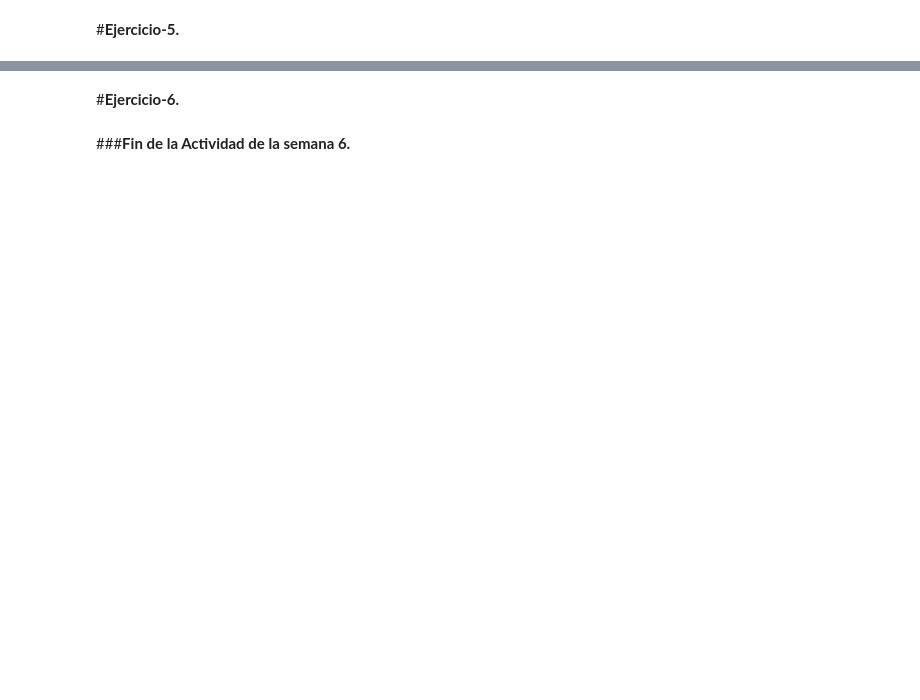
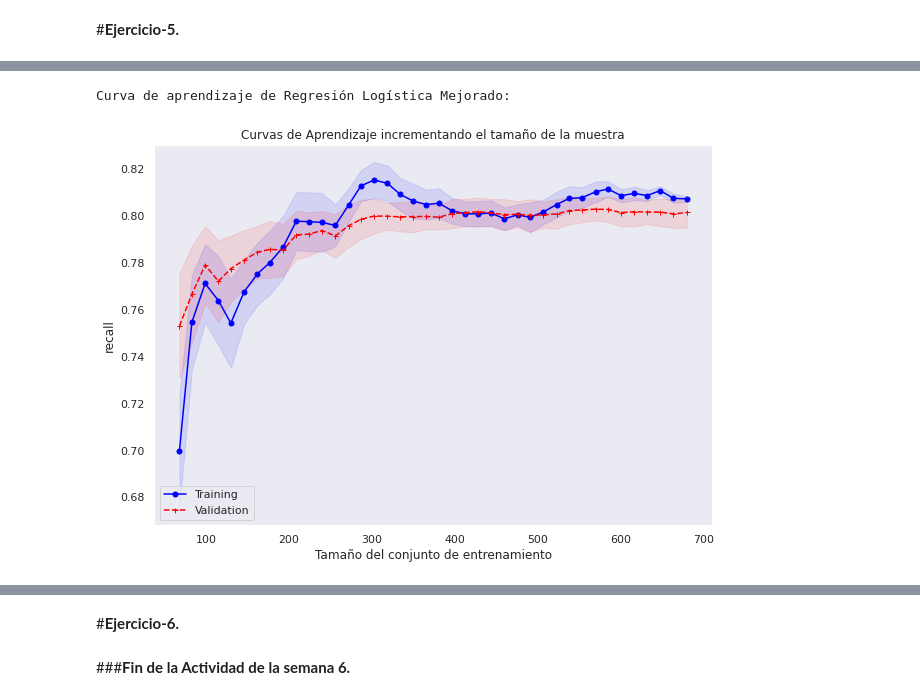
Before and after one commit to PosgradoMNA/IAAEquipo59, a Jupyter notebook: MNA_IAyAA_semana_6_Actividad_rev5.ipynb, the cells around one changed output, grey strips where cells are left out. Cells and saved outputs as stored; diff of their text form; code cells hidden in the pictures; blank space fills up the shorter version.

```diff
--- a/MNA_IAyAA_semana_6_Actividad_rev5.ipynb
+++ b/MNA_IAyAA_semana_6_Actividad_rev5.ipynb
@@ -614,11 +614,11 @@ from sklearn.model_selection import GridSearchCV
 # %%
 #Búsqueda de hiperparámetros, enfocados en f1-score
 
-modeloHP = LogisticRegression(max_iter=10000, random_state=0)
+modeloHP = LogisticRegression(max_iter=15000, random_state=0)
 
 pipeline = Pipeline(steps=[('cT',columnasTransformer),('m',modeloHP)])
 
-dicc_grid = {'C':[0.0001,0.01,0.1,1.0,10.,100.],
+dicc_grid = {'C':[0.1,1.0,10.,100.],
              'solver':['newton-cg','lbfgs','liblinear'],
              'class_weight':[None,'balanced'],
              'penalty':['l2']
@@ -645,0 +676,22 @@ Métrica utilizada: make_scorer(mi_fscore)
+# %%
+def grid_search(model, X, y, cv, dicc_grid, scoring):
+
+    grid_pipe = Pipeline(steps = [
+        ('Cr', columnasTransformer),
+        ('model', model)
+        ])
+
+    #Se crea el Grid
+    grid = GridSearchCV(
+        estimator= grid_pipe, cv=cv,
+        param_grid=dicc_grid, scoring=scoring)
+
+
+    grid.fit(X, y.values.ravel())
+
+
+    print('Mejor valor de exactitud obtenido con la mejor combinación:', grid.best_score_)
+    print('Mejor combinación de valores encontrados de los hiperparámetros:', grid.best_params_)
+    print('Métrica utilizada:', grid.scoring)
+
+    return grid
@@ -645,0 +743,12 @@ Métrica utilizada: make_scorer(mi_fscore)
+# %%
+#Búsqueda de hiperparámetros para Logistic Regression: C, solver, class_weight y penalty
+##Uso de métrica f1-score
+Kfold = RepeatedStratifiedKFold(n_splits=5, n_repeats=3,random_state=0)
+
+dicc_grid = {'model__C':[70., 100., 2.], #Valores random de C
+             'model__solver':['newton-cg','lbfgs','liblinear','sag','saga'],
+             'model__class_weight':[None,'balanced'],
+             'model__penalty':['l1','l2','elasticnet', None]
+             }
+# 5.A Gridsearch con regresión logística y scorer de f1score
+LR_grid = grid_search(modelos[0], Xtrain, Ytrain, Kfold, dicc_grid, make_scorer(mi_fscore))
@@ -645,0 +799,10 @@ Métrica utilizada: make_scorer(mi_fscore)
+# %%
+print('Curva de aprendizaje de Regresión Logística Mejorado:')
+mi_GridPlot (LogisticRegression(penalty='l1',
+                            max_iter=15000,
+                            C = LR_grid.best_params_.get('model__C'),
+                            solver = LR_grid.best_params_.get('model__solver'),
+                            class_weight = LR_grid.best_params_.get('model__class_weight')), Xtrain,Ytrain,i=6)
+# %% [output]
+Curva de aprendizaje de Regresión Logística Mejorado:
+[figure, added]
```
Also changed, not shown: parts of 11 cells of this notebook.
